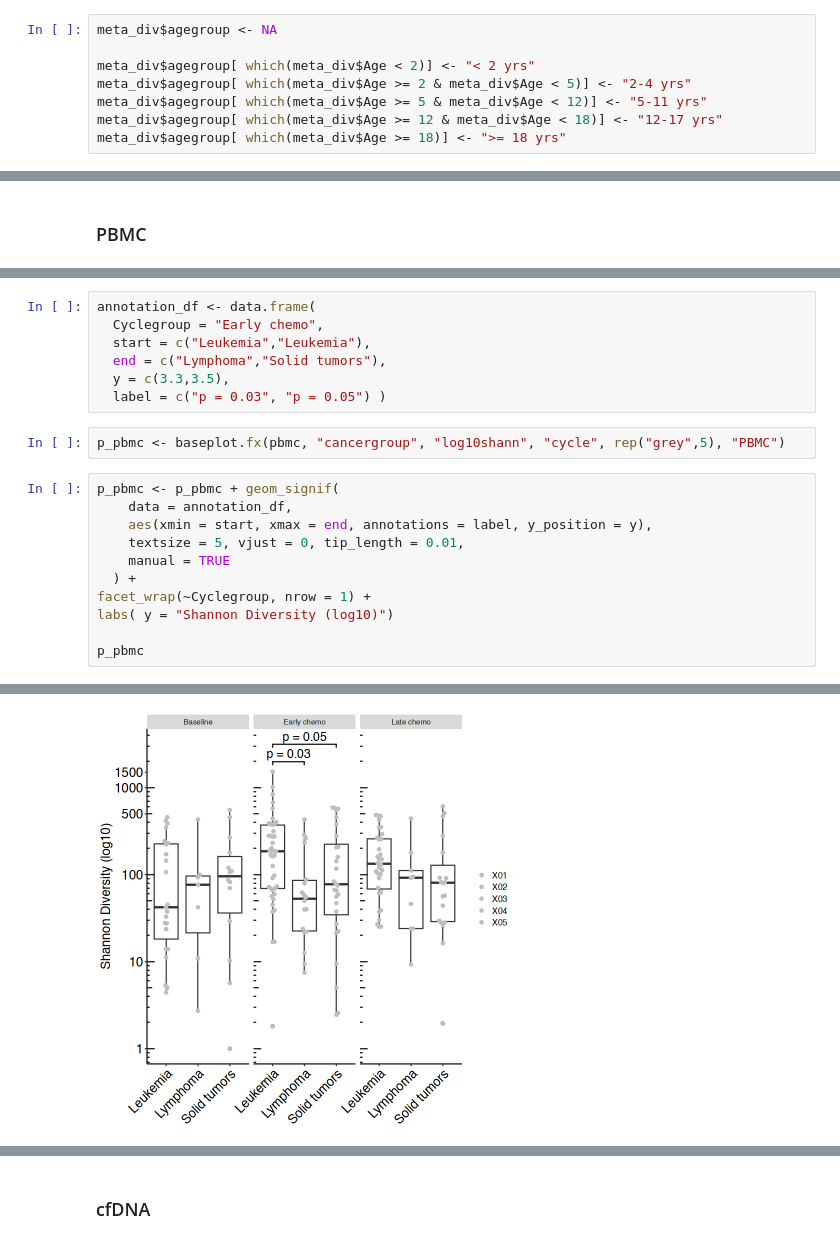
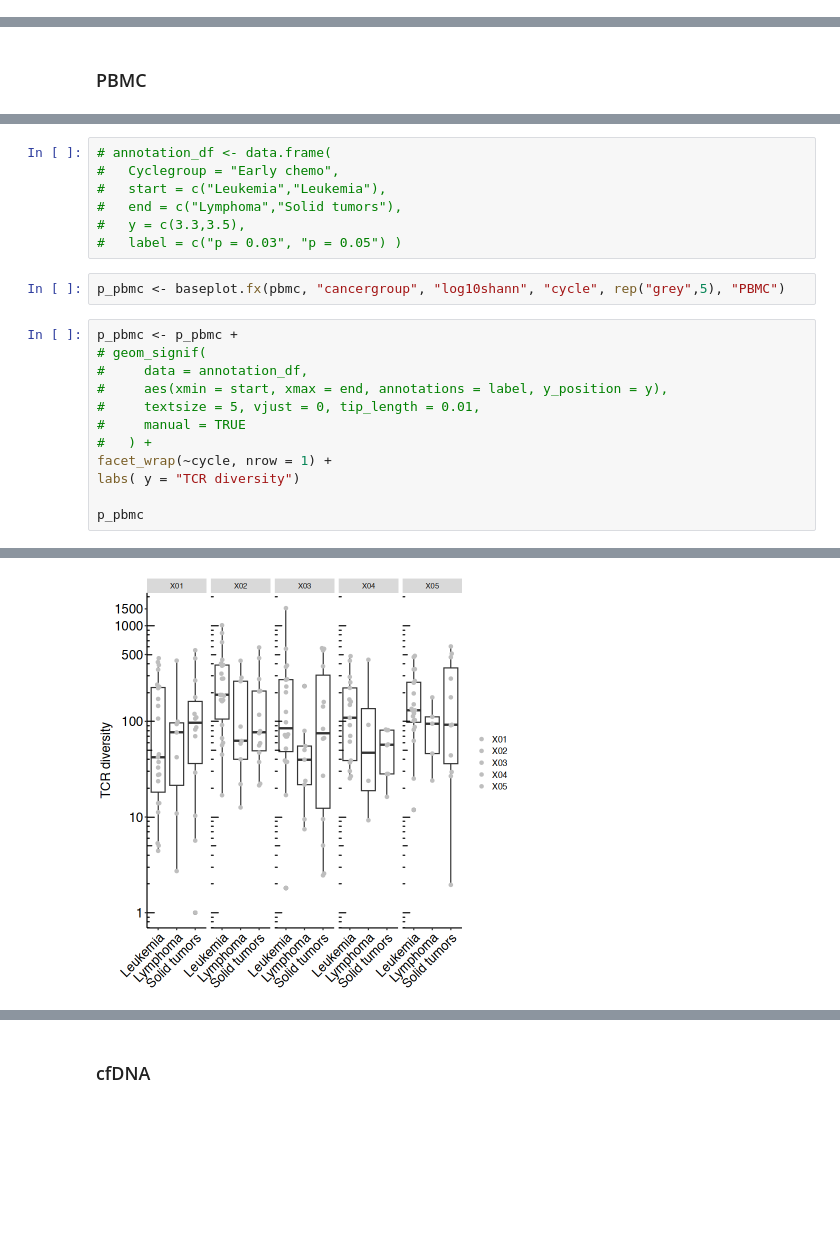
Before and after one commit to pughlab/ped_CapTCRseq, a Jupyter notebook: notebooks/10_cdr3_diversity.ipynb, the cells around one changed output, grey strips where cells are left out. Saved outputs shown, nothing was run; the diff lists cells and outputs as text; blank space fills up the shorter version.

```diff
--- a/notebooks/10_cdr3_diversity.ipynb
+++ b/notebooks/10_cdr3_diversity.ipynb
@@ -53,11 +57,3 @@ meta_div <- meta_div[ meta_div$cancergroup != "Normal", ]
 meta_div <- meta_div[ meta_div$cancergroup != "LFS", ]
 # %%
 meta_div$log10shann <- log10(meta_div$observed_Shannon)
-# %%
-meta_div$agegroup <- NA
-
-meta_div$agegroup[ which(meta_div$Age < 2)] <- "< 2 yrs"
-meta_div$agegroup[ which(meta_div$Age >= 2 & meta_div$Age < 5)] <- "2-4 yrs"
-meta_div$agegroup[ which(meta_div$Age >= 5 & meta_div$Age < 12)] <- "5-11 yrs"
-meta_div$agegroup[ which(meta_div$Age >= 12 & meta_div$Age < 18)] <- "12-17 yrs"
-meta_div$agegroup[ which(meta_div$Age >= 18)] <- ">= 18 yrs"
@@ -509,21 +380,22 @@ Age                      -0.0141 0.0124 -1.13 0.2636
 # %%
-annotation_df <- data.frame(
-  Cyclegroup = "Early chemo",
-  start = c("Leukemia","Leukemia"),
-  end = c("Lymphoma","Solid tumors"),
-  y = c(3.3,3.5),
-  label = c("p = 0.03", "p = 0.05") )
+# annotation_df <- data.frame(
+#   Cyclegroup = "Early chemo",
+#   start = c("Leukemia","Leukemia"),
+#   end = c("Lymphoma","Solid tumors"),
+#   y = c(3.3,3.5),
+#   label = c("p = 0.03", "p = 0.05") )
 # %%
 p_pbmc <- baseplot.fx(pbmc, "cancergroup", "log10shann", "cycle", rep("grey",5), "PBMC")
 # %%
-p_pbmc <- p_pbmc + geom_signif(
-    data = annotation_df,
-    aes(xmin = start, xmax = end, annotations = label, y_position = y),
-    textsize = 5, vjust = 0, tip_length = 0.01,
-    manual = TRUE
-  ) +
-facet_wrap(~Cyclegroup, nrow = 1) +
-labs( y = "Shannon Diversity (log10)")
+p_pbmc <- p_pbmc +
+# geom_signif(
+#     data = annotation_df,
+#     aes(xmin = start, xmax = end, annotations = label, y_position = y),
+#     textsize = 5, vjust = 0, tip_length = 0.01,
+#     manual = TRUE
+#   ) +
+facet_wrap(~cycle, nrow = 1) +
+labs( y = "TCR diversity")
 
 p_pbmc
 # %% [output]
@@ -532,2 +402,2 @@ Warning message in geom_signif(data = annotation_df, aes(xmin = start, xmax = en
-[figure, old version]
+[figure, new version]
 # %%
```
Also changed, not shown: parts of 60 cells of this notebook, 11 other files.
